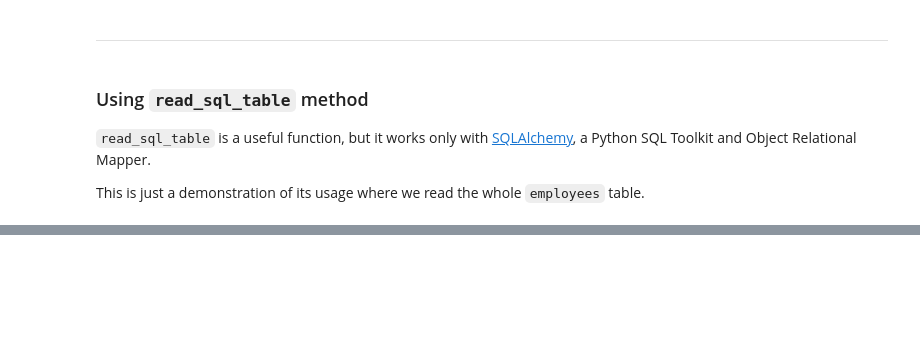
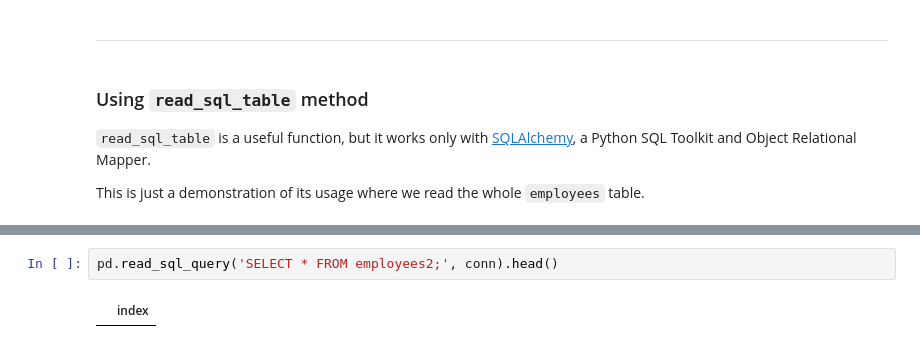
Before and after one commit to DaveHigs/ds-learning, a Jupyter notebook: ds_learning/Reading-SQL.ipynb, the cells around one changed output, grey strips where cells are left out. Drawn from its saved outputs; the diff is of its cells as text; blank space fills up the shorter version.

```diff
--- a/ds_learning/Reading-SQL.ipynb
+++ b/ds_learning/Reading-SQL.ipynb
@@ -235,0 +344,4 @@ This is just a demonstration of its usage where we read the whole `employees` ta
+# %%
+pd.read_sql_query('SELECT * FROM employees2;', conn).head()
+# %% [output]
+|  | index |
```
Also changed, not shown: parts of 23 cells of this notebook, 2 other files.
